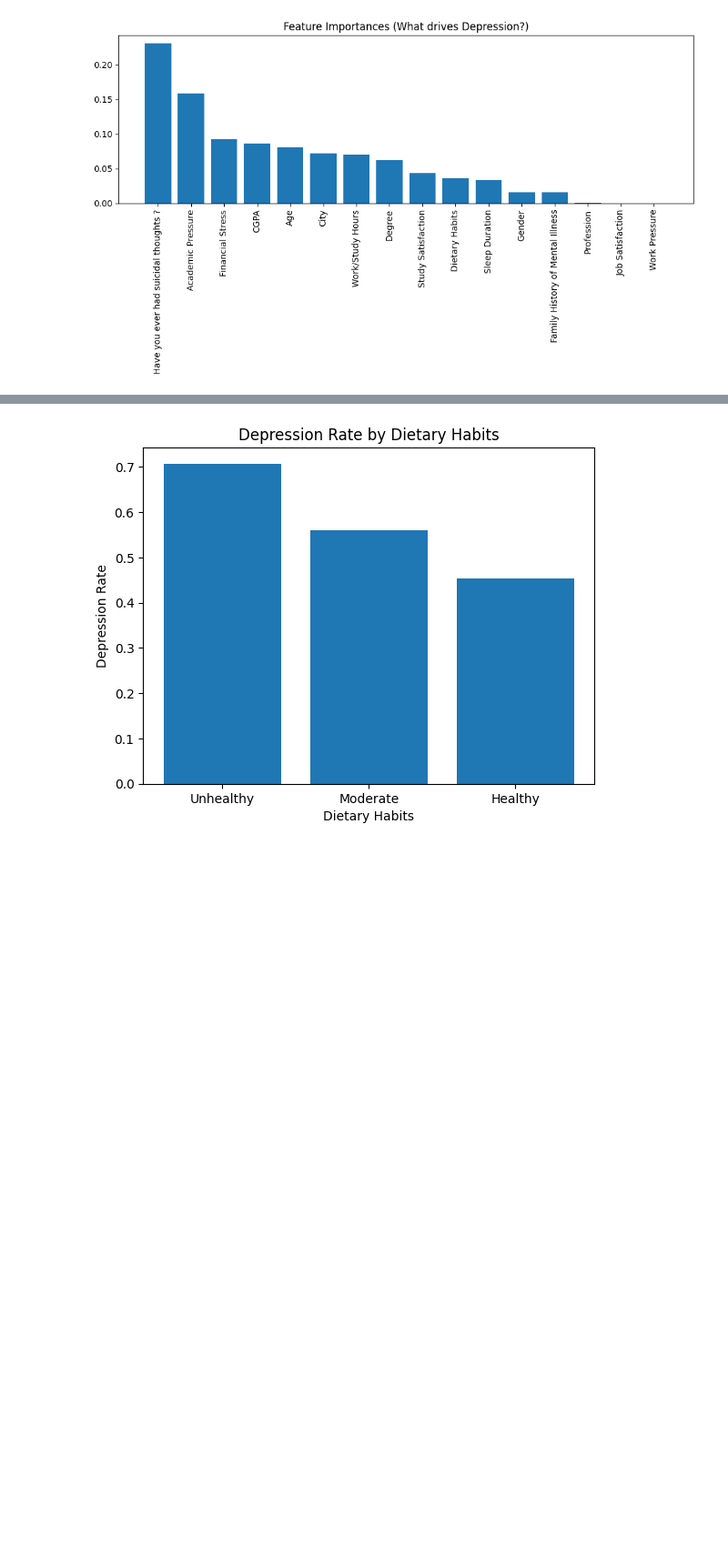
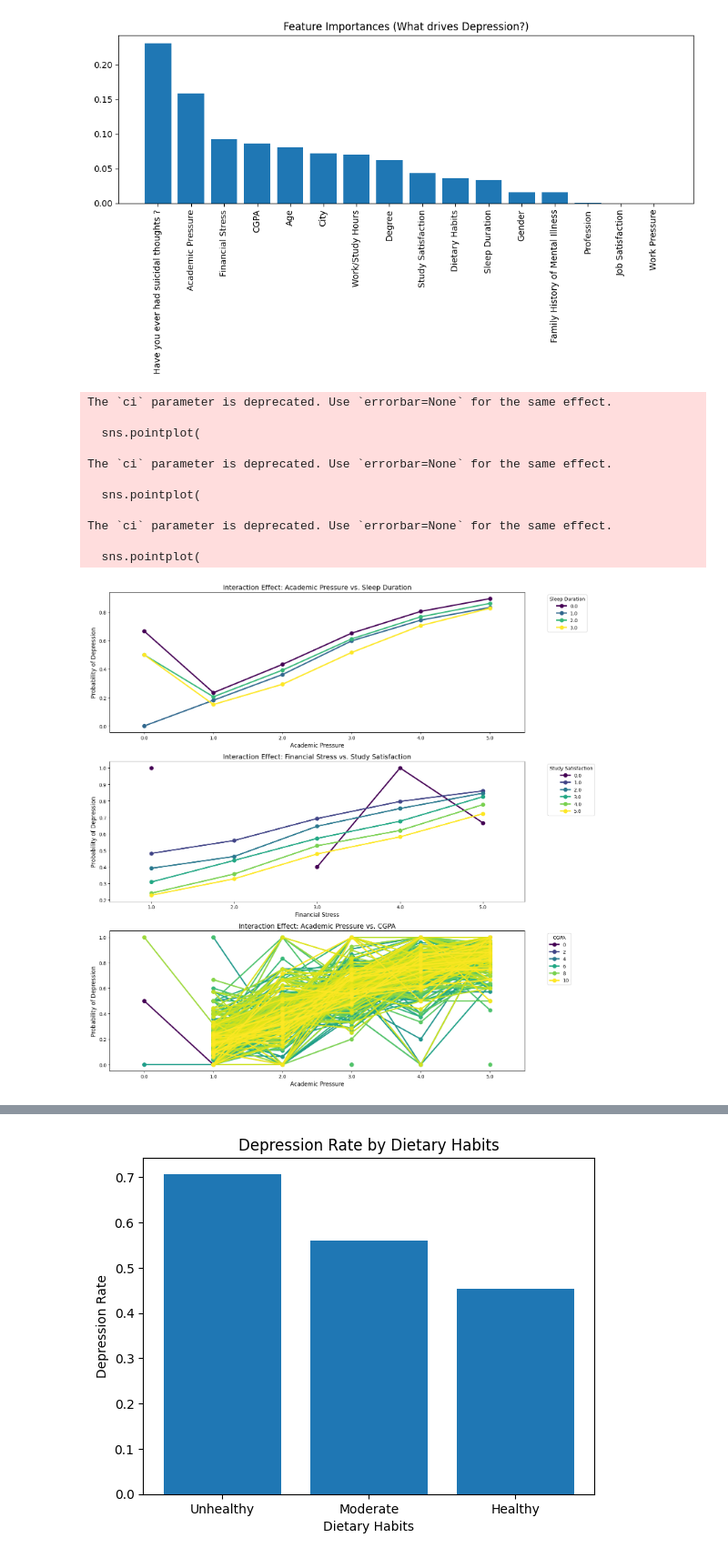
Before and after one commit to basakaktas/Depression-Classification, a Jupyter notebook: Classification Models/Random_Forest_v2.ipynb, the cells around one changed output, grey strips where cells are left out. Shown at 91% size. Saved outputs shown, nothing was run; the diff lists cells and outputs as text; code cells hidden in the pictures; blank space fills up the shorter version.

```diff
--- a/Classification Models/Random_Forest_v2.ipynb
+++ b/Classification Models/Random_Forest_v2.ipynb
@@ -58,3 +59,61 @@ Detailed Classification Report:
 weighted avg       0.84      0.84      0.84      5575
 [figure]
 [figure]
+# %%
+import seaborn as sns
+import matplotlib.pyplot as plt
+
+interaction_pairs = [
+    ('Academic Pressure', 'Sleep Duration'),
+    ('Financial Stress', 'Study Satisfaction'),
+    ('Academic Pressure', 'CGPA')
+]
+
+plt.figure(figsize=(15, 5 * len(interaction_pairs)))
+
+for i, (x_col, hue_col) in enumerate(interaction_pairs):
+    plt.subplot(len(interaction_pairs), 1, i + 1)
+
+    sns.pointplot(
+        data=df,
+        x=x_col,
+        y='Depression',
+        hue=hue_col,
+        ci=None,
+        palette='viridis'
+    )
+
+    plt.title(f'Interaction Effect: {x_col} vs. {hue_col}', fontsize=14)
+    plt.ylabel('Probability of Depression', fontsize=12)
+    plt.xlabel(x_col, fontsize=12)
+    plt.legend(title=hue_col, bbox_to_anchor=(1.05, 1), loc='upper left')
+
+plt.tight_layout()
+plt.show()
+
+pivot_table = df.pivot_table(
+    index='Academic Pressure',
+    columns='Sleep Duration',
+    values='Depression',
+    aggfunc='mean'
+)
+
+plt.figure(figsize=(8, 6))
+sns.heatmap(pivot_table, annot=True, cmap='coolwarm', fmt=".2f")
+plt.title('Depression Risk Heatmap: Pressure vs. Sleep')
+plt.ylabel('Academic Pressure Level')
+plt.xlabel('Sleep Duration')
+plt.show()
+# %% [output]
+The `ci` parameter is deprecated. Use `errorbar=None` for the same effect.
+
+  sns.pointplot(
+
+The `ci` parameter is deprecated. Use `errorbar=None` for the same effect.
+
+  sns.pointplot(
+
+The `ci` parameter is deprecated. Use `errorbar=None` for the same effect.
+
+  sns.pointplot(
+[figure, added]
```
Also changed, not shown: parts of 4 cells of this notebook, 3 other files.
